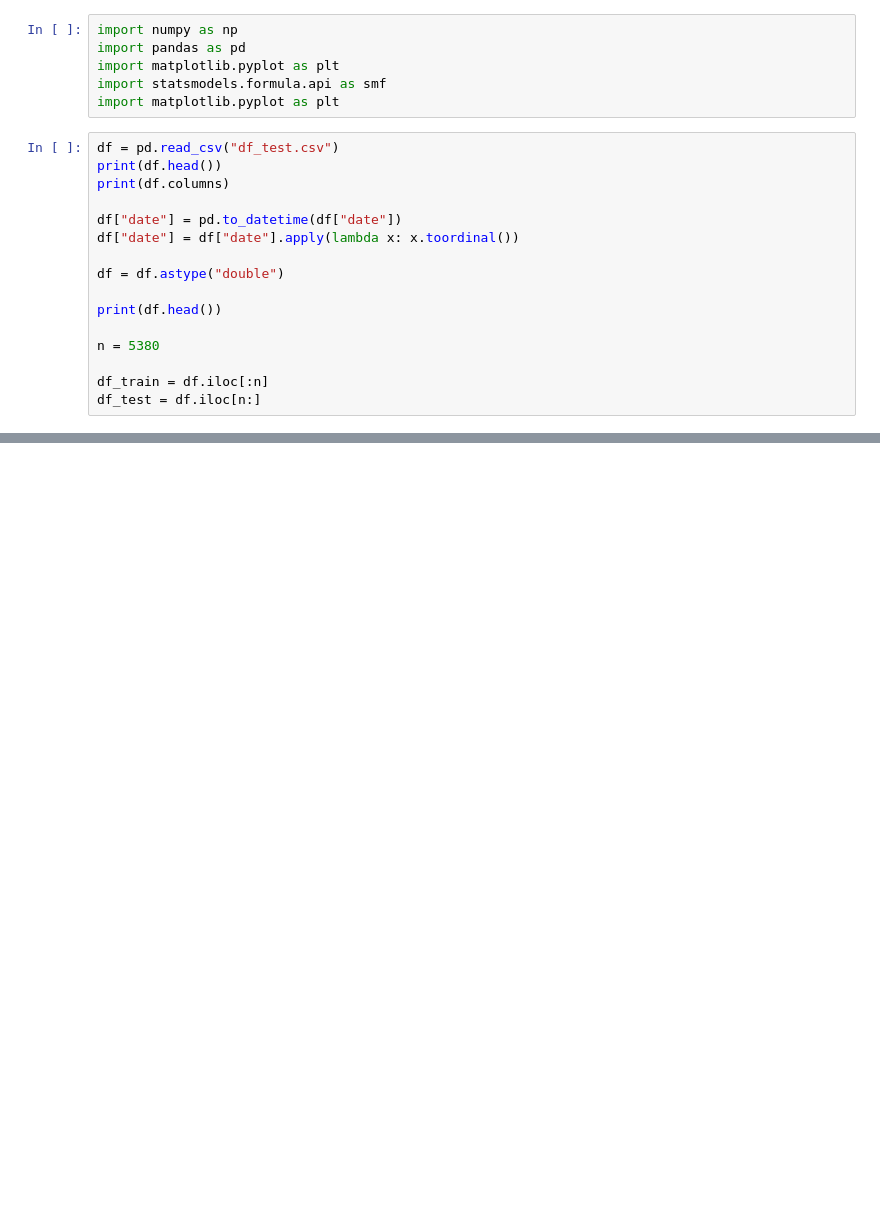
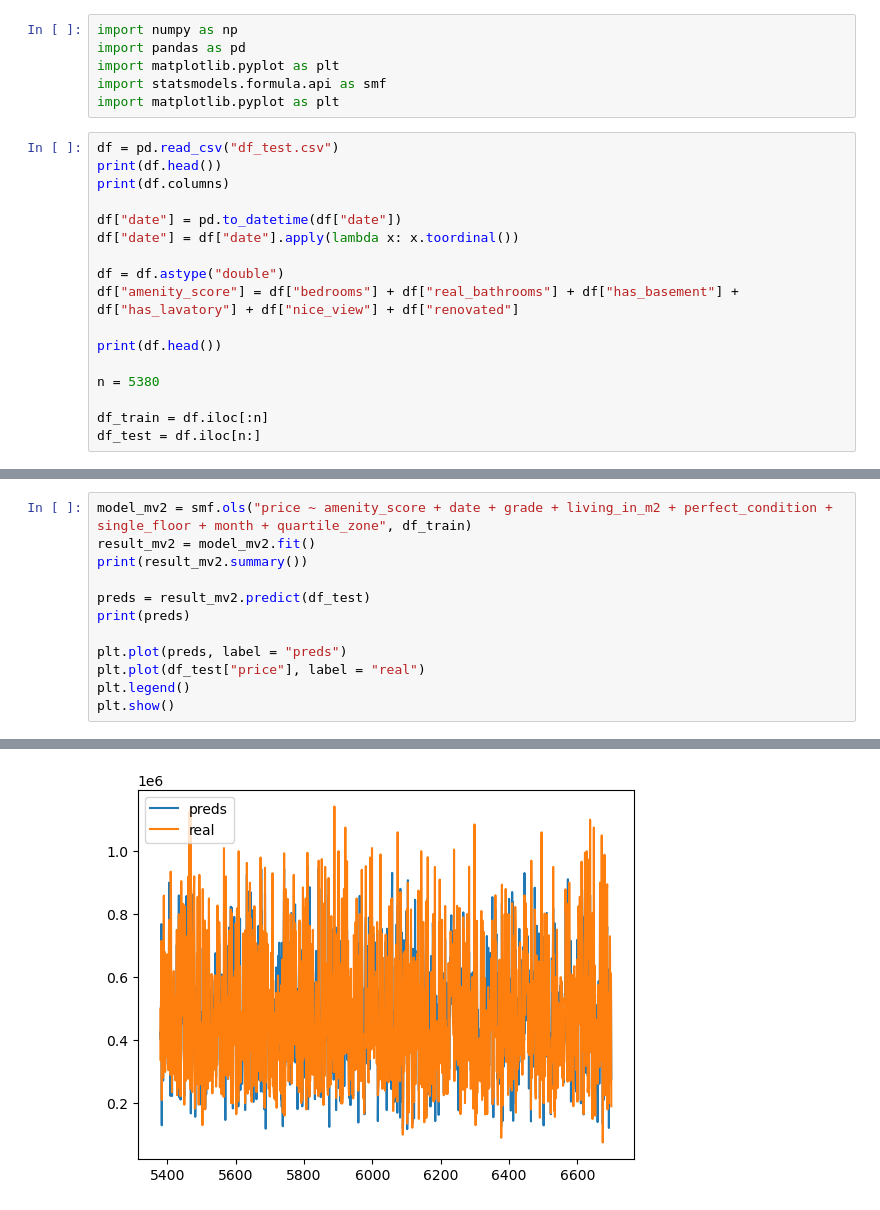
Before and after one commit to CANTSOAR/bitsctf, a Jupyter notebook: main.ipynb, the cells around one changed output, grey strips where cells are left out. Saved outputs shown, nothing was run; the diff lists cells and outputs as text; blank space fills up the shorter version.

```diff
--- a/main.ipynb
+++ b/main.ipynb
@@ -13,6 +13,7 @@ df["date"] = pd.to_datetime(df["date"])
 df["date"] = df["date"].apply(lambda x: x.toordinal())
 
 df = df.astype("double")
+df["amenity_score"] = df["bedrooms"] + df["real_bathrooms"] + df["has_basement"] + df["has_lavatory"] + df["nice_view"] + df["renovated"]
 
 print(df.head())
 
@@ -100,3 +101,16 @@ Covariance Type:            nonrobust
 6699    277975.097430
 Length: 1320, dtype: float64
 [figure]
+# %%
+model_mv2 = smf.ols("price ~ amenity_score + date + grade + living_in_m2 + perfect_condition + single_floor + month + quartile_zone", df_train)
+result_mv2 = model_mv2.fit()
+print(result_mv2.summary())
+
+preds = result_mv2.predict(df_test)
+print(preds)
+
+plt.plot(preds, label = "preds")
+plt.plot(df_test["price"], label = "real")
+plt.legend()
+plt.show()
+# %% [output]
@@ -102,0 +134 @@ Length: 1320, dtype: float64
+[figure, added]
```
Also changed, not shown: parts of 4 cells of this notebook.
